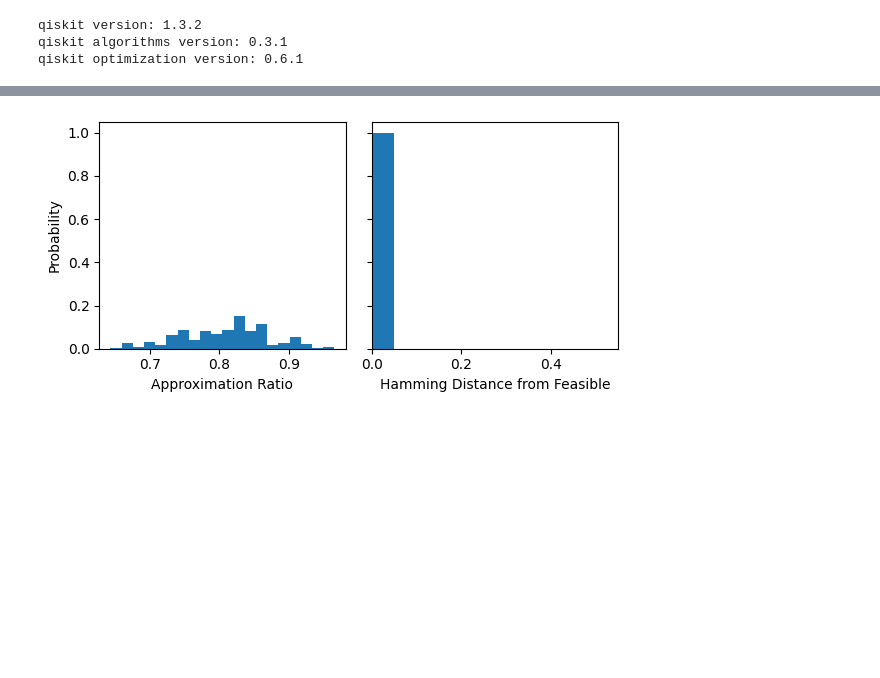
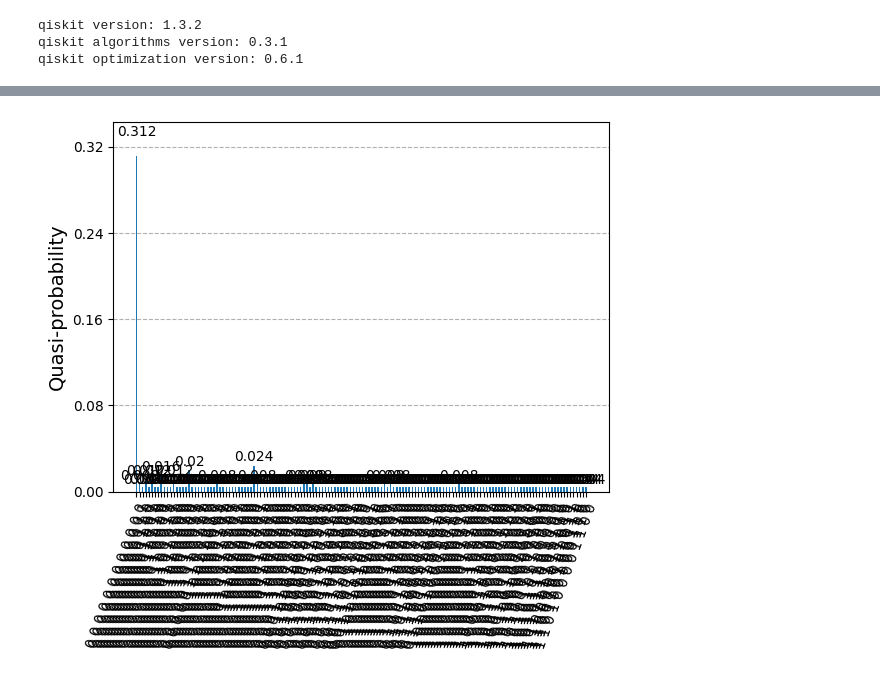
Before and after one commit to AdrianHarkness/PDE_Constrained_QAOA, a Jupyter notebook: PDE_XY_Mixer.ipynb, the cells around one changed output, grey strips where cells are left out. Cells and saved outputs as stored; diff of their text form; code cells hidden in the pictures; blank space fills up the shorter version.

```diff
--- a/PDE_XY_Mixer.ipynb
+++ b/PDE_XY_Mixer.ipynb
@@ -91,28 +115,28 @@ c shape:  ()
 #set random seed
 #np.random.seed(1234)
 
-display(Math(r"\min_{x\in\{0,1\}^n} x^T Q x + q^T x + c \quad \text{s.t.} \quad x^T x = k"))
+display(Math(r"\min_{x\in\{0,1\}^n} x^T Q x + q^T x + c \quad \text{s.t.} \quad x^T x = s"))
 
 # make an empty problem
-prob_size = q.size
-k=3
+prob_size = q.size + s
 
-bqo = QuadraticProgram("PDE constrained QBO")
+
+bqo = QuadraticProgram("PDE constrained BQO")
 binary_vars = [bqo.binary_var(name=f"x{i}") for i in range(prob_size)]
 
-# Add the Hamming weight constraint: sum(x[i]) == k
+# Add the Hamming weight constraint: sum(x[i]) == s
 bqo.linear_constraint(
     linear={f"x{i}": 1 for i in range(prob_size)},
     sense="==",
-    rhs=k,
+    rhs=s,
     name="hamming_weight"
 )
 
 # Add objective function using lists/arrays
 bqo.minimize(
     constant=c,
-    linear=q,
-    quadratic=Q
+    linear=padded_q,
+    quadratic=padded_Q
     )
 
 print(bqo.prettyprint())
@@ -223,9 +353,9 @@ qaoa_optimizer = MinimumEigenOptimizer(qaoa)
 # %%
-qaoa_result = qaoa_optimizer.solve(bqo)
-samples = qaoa_result.samples
-for sample in samples:
+noisy_samples = noisy_qaoa_result.samples
+for sample in noisy_samples:
     sample.fval = bqo.objective.evaluate(sample.x)
+    sample.x = sample.x[:q.size] # remove padding
 samples.sort(key=lambda x: x.fval, reverse=False) #fvals are in ascending order so best first (for minimization)
 
-samples
+noisy_samples
 # %% [output]
@@ -258,21 +388,9 @@ plot_histogram(samples_for_plot)
-# %%
-probabilities = [sample.probability for sample in samples]
-approx_ratios = [optimal_value / sample.fval for sample in samples]
-hamming_distances = [abs(sum(sample.x) - k) for sample in samples]
-
-fig, axs = plt.subplots(1, 2, figsize=(6, 3), sharey=True)
-
-# Plot Approximation Ratio
-axs[0].hist(approx_ratios, bins=20, weights=probabilities)
-axs[0].set_xlabel("Approximation Ratio")
-axs[0].set_ylabel("Probability")
-
-# Plot Hamming Distance
-axs[1].hist(hamming_distances, bins=20, weights=probabilities)
-axs[1].set_xlabel("Hamming Distance from Feasible")
-axs[1].set_xlim(left=0)
-
-plt.tight_layout()
-plt.show()
-# %% [output]
-[figure, removed]
+# %%
+noisy_samples_for_plot = {
+    " ".join(f"{int(v)}" for i, v in enumerate(s.x)): s.probability
+    for s in noisy_samples
+}
+
+plot_histogram(noisy_samples_for_plot)
+# %% [output]
+[figure, added]
```
Also changed, not shown: parts of 16 cells of this notebook, 14 other files.
